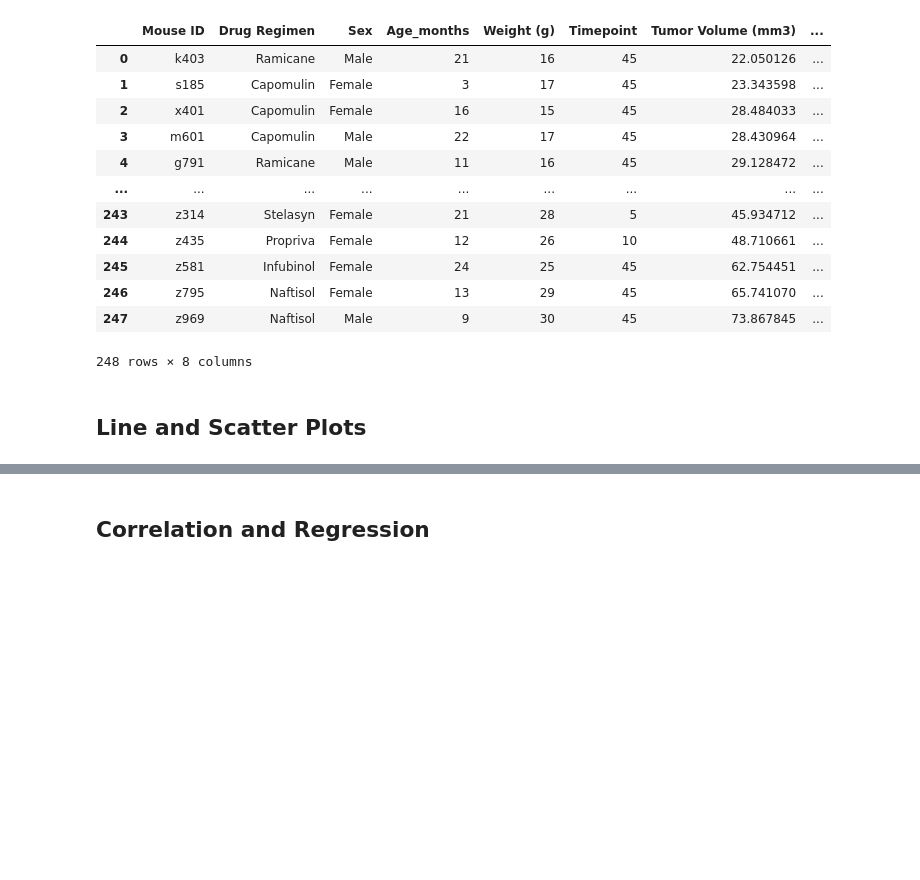
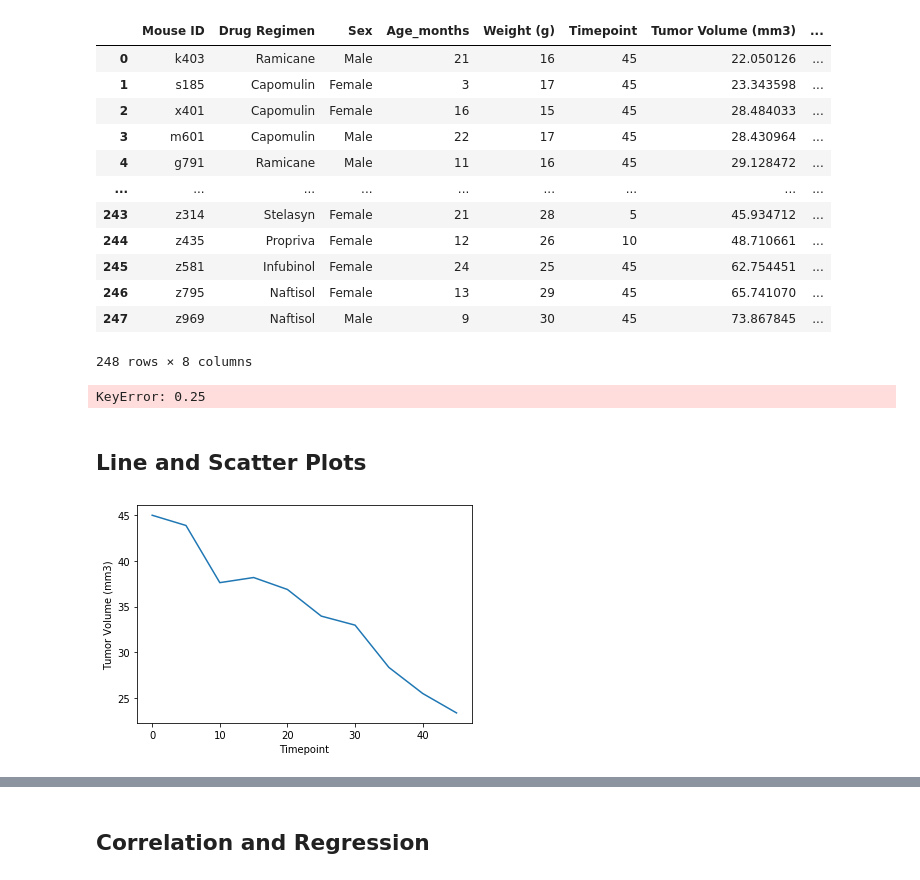
Before and after one commit to ehislope/matplotlib_homework, a Jupyter notebook: Pymaceuticals/pymaceuticals_starter.ipynb, the cells around one changed output, grey strips where cells are left out. Cells and saved outputs as stored; diff of their text form; code cells hidden in the pictures; blank space fills up the shorter version.

```diff
--- a/Pymaceuticals/pymaceuticals_starter.ipynb
+++ b/Pymaceuticals/pymaceuticals_starter.ipynb
@@ -188,26 +197,42 @@ merged_data
 248 rows × 8 columns
 # %%
 # Put treatments into a list for for loop (and later for plot labels)
-
-
+# drug_list = merged_data.values.tolist()
+capomulin_df=merged_data.loc[merged_data["Drug Regimen"] == "Capomulin"]
 # Create empty list to fill with tumor vol data (for plotting)
-
+# tumor_vol[]
 
 # Calculate the IQR and quantitatively determine if there are any potential outliers.
-
-
-    # Locate the rows which contain mice on each drug and get the tumor volumes
-
+cap_quartiles = capomulin_df.quantile([.25,.5,.75])
+# getting Key error on .25 and if I remove, then on .75
+lowerq = cap_quartiles[.25]
+upperq = cap_quartiles[.75]
+cap_iqr = upperq-lowerq
+print(cap_iqr)
+# Locate the rows which contain mice on each drug and get the tumor volumes
+        # for i in range(len(drug_list)):
+        #     print(merged_data.loc[i, "Mouse ID"],merged_data.loc[i, "Drug Regimen"],merged_data.loc[i, "Tumor Volume (mm3)"])
 
     # add subset
 
 
     # Determine outliers using upper and lower bounds
+# %% [output]
+KeyError: 0.25
 # %%
 # Generate a box plot of the final tumor volume of each mouse across four regimens of interest
 # %% [markdown]
 ## Line and Scatter Plots
 # %%
 # Generate a line plot of time point versus tumor volume for a mouse treated with Capomulin
+capomulin_table = combined_data_df.loc[combined_data_df["Drug Regimen"] == "Capomulin"]
+one_mouse = capomulin_table.loc[capomulin_table["Mouse ID"]== "s185"]
+
+plt.plot(one_mouse["Timepoint"],one_mouse["Tumor Volume (mm3)"])
+plt.xlabel("Timepoint")
+plt.ylabel("Tumor Volume (mm3)")
+plt.show()
+# %% [output]
+[figure, added]
 # %%
 # Generate a scatter plot of mouse weight versus average tumor volume for the Capomulin regimen
```
Also changed, not shown: parts of 6 cells of this notebook.
